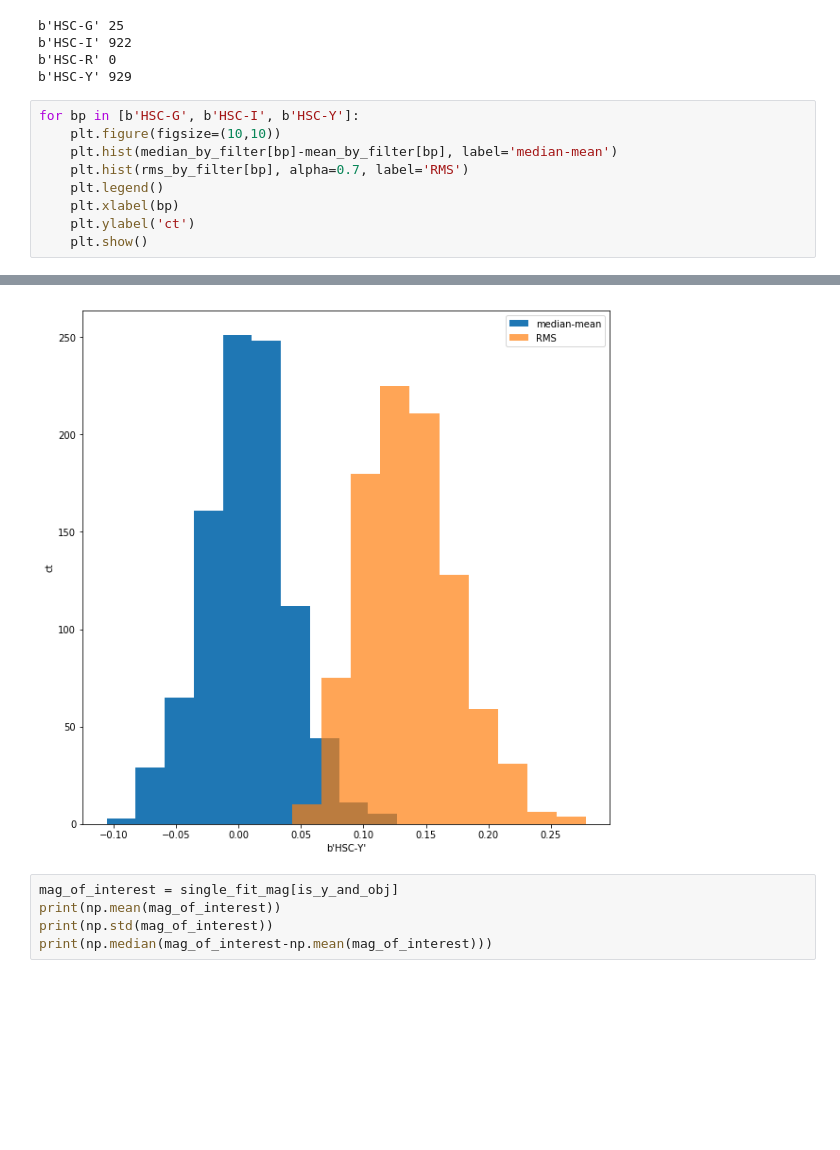
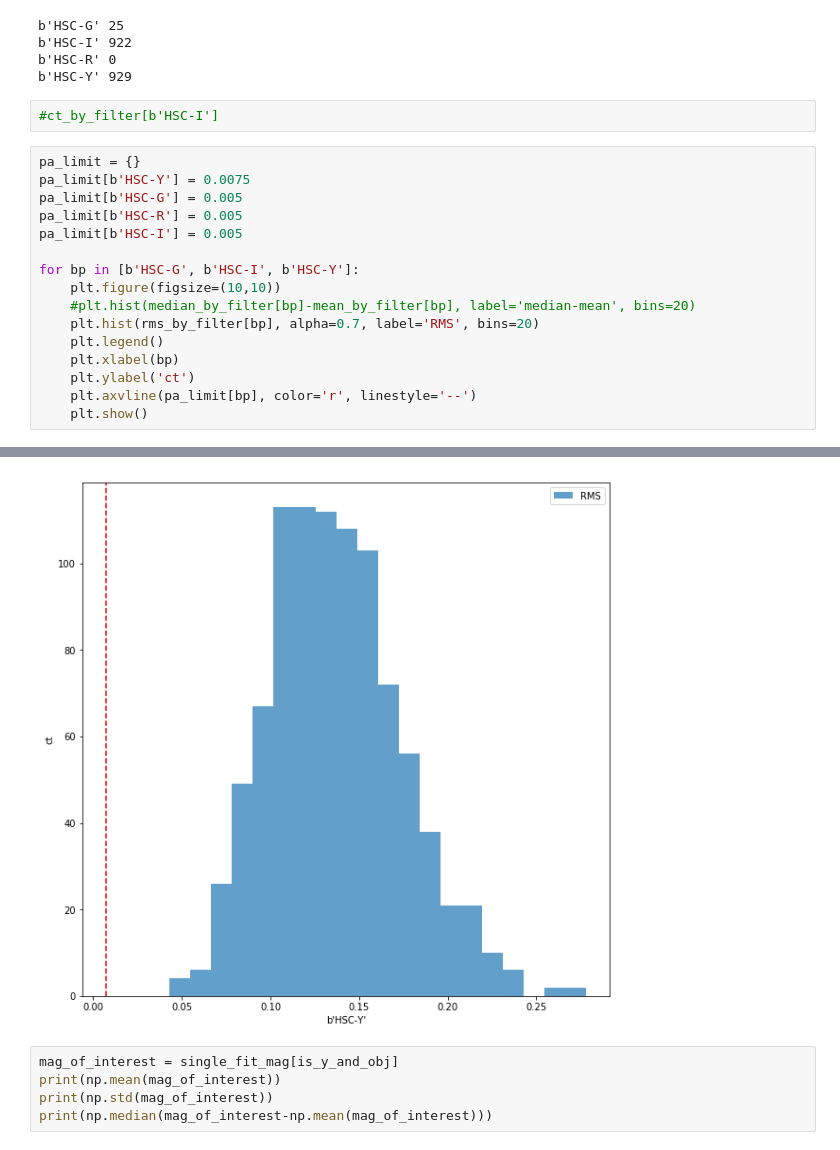
Before and after one commit to lsst-com/requirements_notebooks, a Jupyter notebook: TestCases/LVV-T389.ipynb, the cells around one changed output, grey strips where cells are left out. Drawn from its saved outputs; the diff is of its cells as text; blank space fills up the shorter version.

Commit message:
add limit on the histograms

```diff
--- a/TestCases/LVV-T389.ipynb
+++ b/TestCases/LVV-T389.ipynb
@@ -397,13 +397,22 @@ b'HSC-G' 25
 b'HSC-I' 922
 b'HSC-R' 0
 b'HSC-Y' 929
+# %%
+#ct_by_filter[b'HSC-I']
 # %%
+pa_limit = {}
+pa_limit[b'HSC-Y'] = 0.0075
+pa_limit[b'HSC-G'] = 0.005
+pa_limit[b'HSC-R'] = 0.005
+pa_limit[b'HSC-I'] = 0.005
+
 for bp in [b'HSC-G', b'HSC-I', b'HSC-Y']:
     plt.figure(figsize=(10,10))
-    plt.hist(median_by_filter[bp]-mean_by_filter[bp], label='median-mean')
-    plt.hist(rms_by_filter[bp], alpha=0.7, label='RMS')
+    #plt.hist(median_by_filter[bp]-mean_by_filter[bp], label='median-mean', bins=20)
+    plt.hist(rms_by_filter[bp], alpha=0.7, label='RMS', bins=20)
     plt.legend()
     plt.xlabel(bp)
     plt.ylabel('ct')
+    plt.axvline(pa_limit[bp], color='r', linestyle='--')
     plt.show()
 # %% [output]
@@ -412,4 +421,4 @@ for bp in [b'HSC-G', b'HSC-I', b'HSC-Y']:
-[figure, old version]
+[figure, new version]
 # %%
 mag_of_interest = single_fit_mag[is_y_and_obj]
 print(np.mean(mag_of_interest))
```
Also changed, not shown: parts of 1 cell of this notebook.
